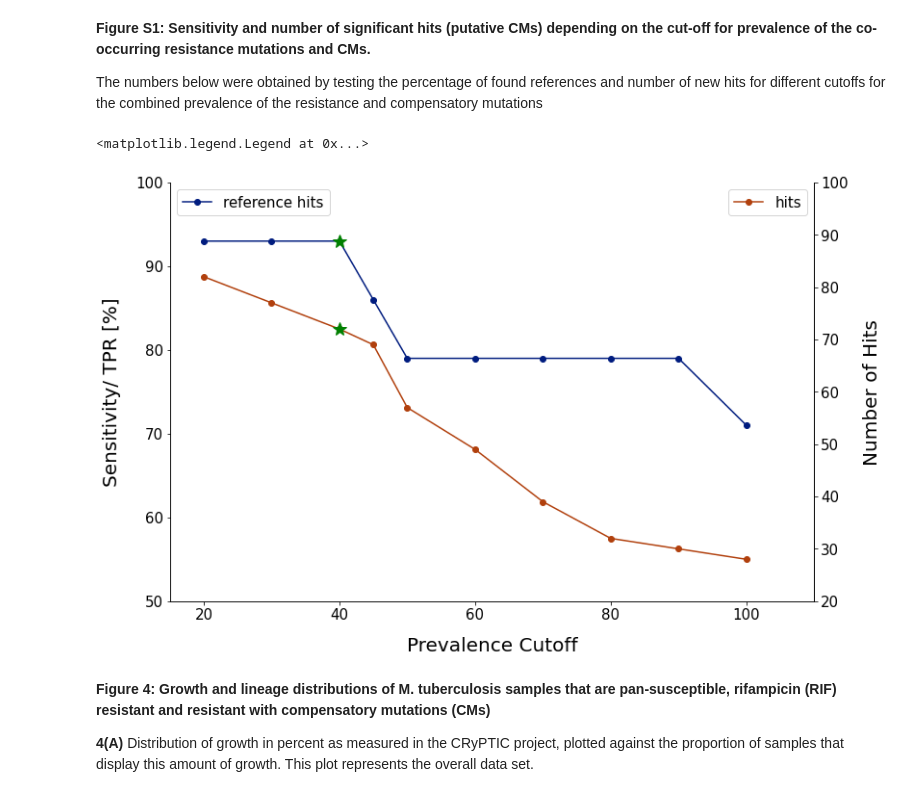
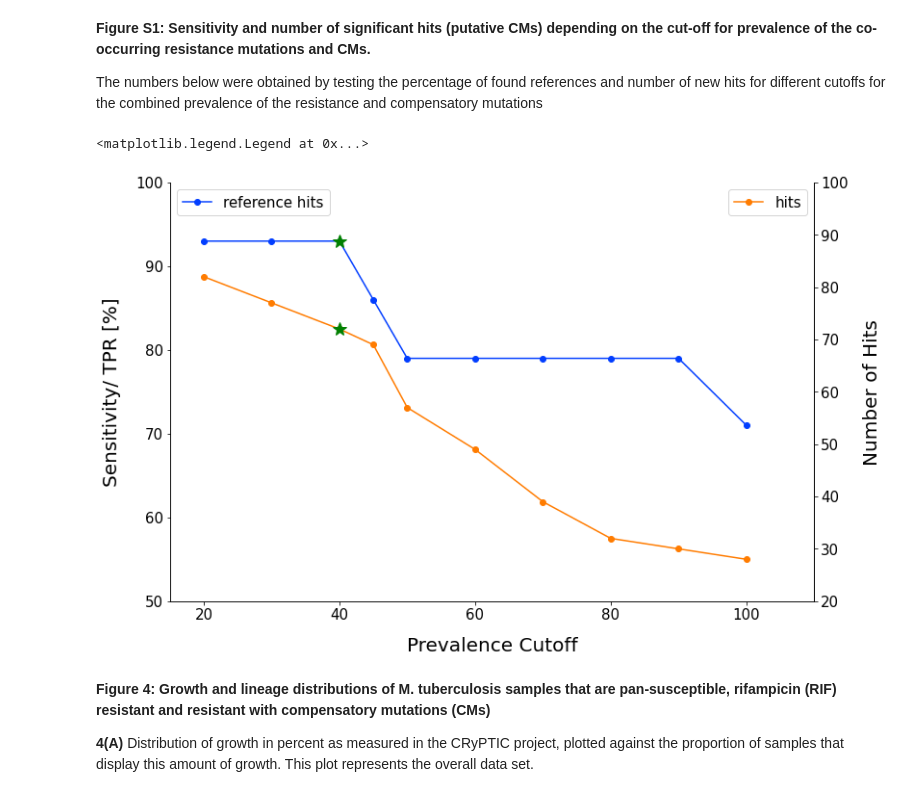
Before and after one commit to fowler-lab/tb-rnap-compensation, a Jupyter notebook: Recreate_figures_paper.ipynb, the cells around one changed output. Saved outputs shown, nothing was run; the diff lists cells and outputs as text; code cells hidden in the pictures.

Commit message:
bugfix plotting script

```diff
--- a/Recreate_figures_paper.ipynb
+++ b/Recreate_figures_paper.ipynb
@@ -565,6 +565,9 @@ resistant\_mutation &  other\_mutation &  p\_value &  None &  other &  resistant
 
 The numbers below were obtained by testing the percentage of found references and number of new hits for different cutoffs for the combined prevalence of the resistance and compensatory mutations
 # %%
+#set color palette
+colors = palette("bright")
+
 #insert captured reference CMs and overall hits for given cut-offs for combined prevalence
 cutoffs = [20, 30, 40, 45, 50, 60, 70, 80, 90, 100]
 
@@ -578,34 +581,34 @@ fig, ax1 = plt.subplots()
 fig.set_size_inches(12, 8)
 
 ax1.spines["top"].set_visible(False)
 ax1.tick_params(labelsize = 15)
 
 ax1.set_xlim(15, 110)
 ax1.set_ylim(50, 100)
 
 ax1.set_xlabel('Prevalence Cutoff', size = 20, labelpad = 15)
 ax1.set_ylabel('Sensitivity/ TPR [%]', size = 20, labelpad = 15)
 
 ax1.plot(cutoffs, refs, color = colors[0], marker = 'o', label = 'reference hits')
 plt.plot(cutoffs[2], refs[2], 'g*', markersize = 15)
 ax1.tick_params(axis = 'y')
 ax1.legend(loc = 2, fontsize = 15)
 
 ax2 = ax1.twinx()
 ax2.spines["top"].set_visible(False)
 ax2.tick_params(labelsize = 15)
 
 ax2.set_ylim(20, 100)
 
 ax2.set_ylabel('Number of Hits', size = 20, labelpad = 15)
 
 ax2.plot(cutoffs, save_new_hits, color = colors[1], marker = 'o', label = 'hits')
 plt.plot(cutoffs[2], save_new_hits[2], 'g*', markersize = 15)
 ax2.tick_params(axis = 'y')
 ax2.legend(loc = 0, fontsize = 15)
 # %% [output]
 <matplotlib.legend.Legend at 0x...>
-[figure, old version]
+[figure, new version]
 # %% [markdown]
 **Figure 4: Growth and lineage distributions of M. tuberculosis samples that are pan-susceptible, rifampicin (RIF) resistant and resistant with compensatory mutations (CMs)**
 
```
Also changed, not shown: parts of 6 cells of this notebook.
